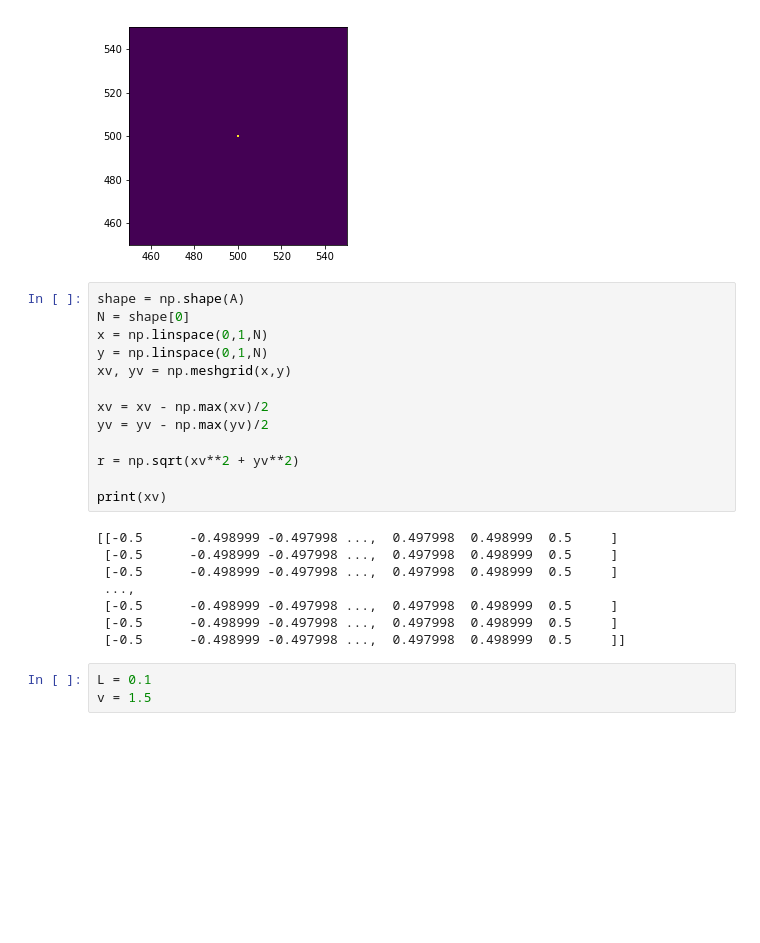
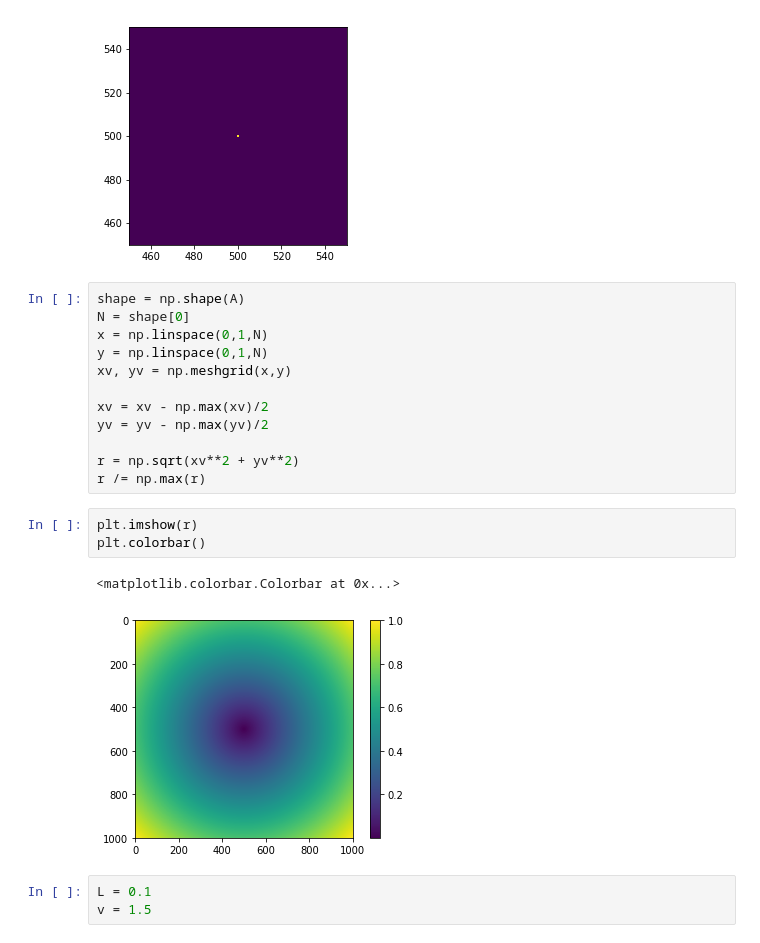
Before and after one commit to MBates92/Scripts, a Jupyter notebook: KernelTest.ipynb, the cells around one changed output. Drawn from its saved outputs; the diff is of its cells as text; blank space fills up the shorter version.

```diff
--- a/KernelTest.ipynb
+++ b/KernelTest.ipynb
@@ -23,16 +23,13 @@ xv = xv - np.max(xv)/2
 yv = yv - np.max(yv)/2
 
 r = np.sqrt(xv**2 + yv**2)
-
-print(xv)
+r /= np.max(r)
-# %% [output]
-[[-0.5      -0.498999 -0.497998 ...,  0.497998  0.498999  0.5     ]
- [-0.5      -0.498999 -0.497998 ...,  0.497998  0.498999  0.5     ]
- [-0.5      -0.498999 -0.497998 ...,  0.497998  0.498999  0.5     ]
- ...,
- [-0.5      -0.498999 -0.497998 ...,  0.497998  0.498999  0.5     ]
- [-0.5      -0.498999 -0.497998 ...,  0.497998  0.498999  0.5     ]
- [-0.5      -0.498999 -0.497998 ...,  0.497998  0.498999  0.5     ]]
+# %%
+plt.imshow(r)
+plt.colorbar()
+# %% [output]
+<matplotlib.colorbar.Colorbar at 0x...>
+[figure, added]
 # %%
 L = 0.1
 v = 1.5
```
Also changed, not shown: parts of 4 cells of this notebook, 4 other files.
